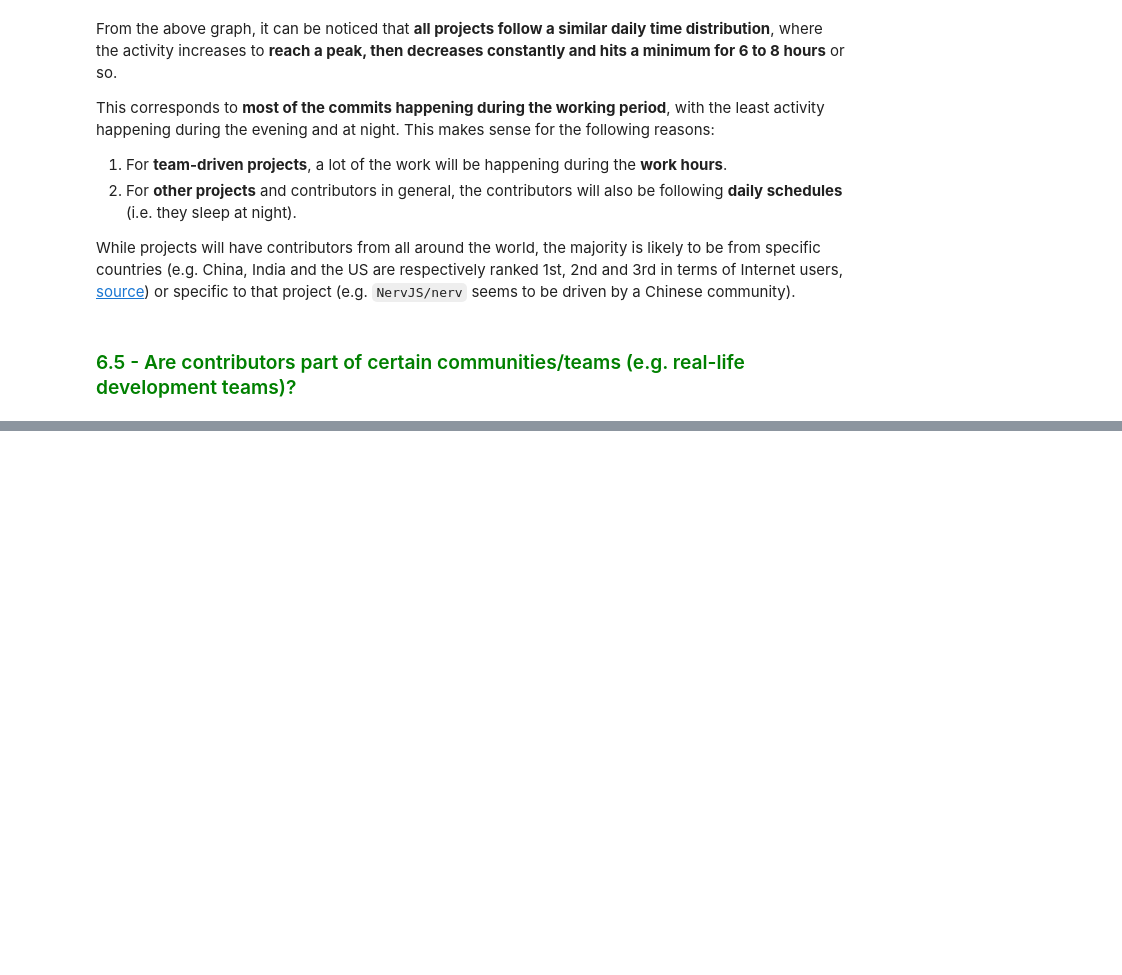
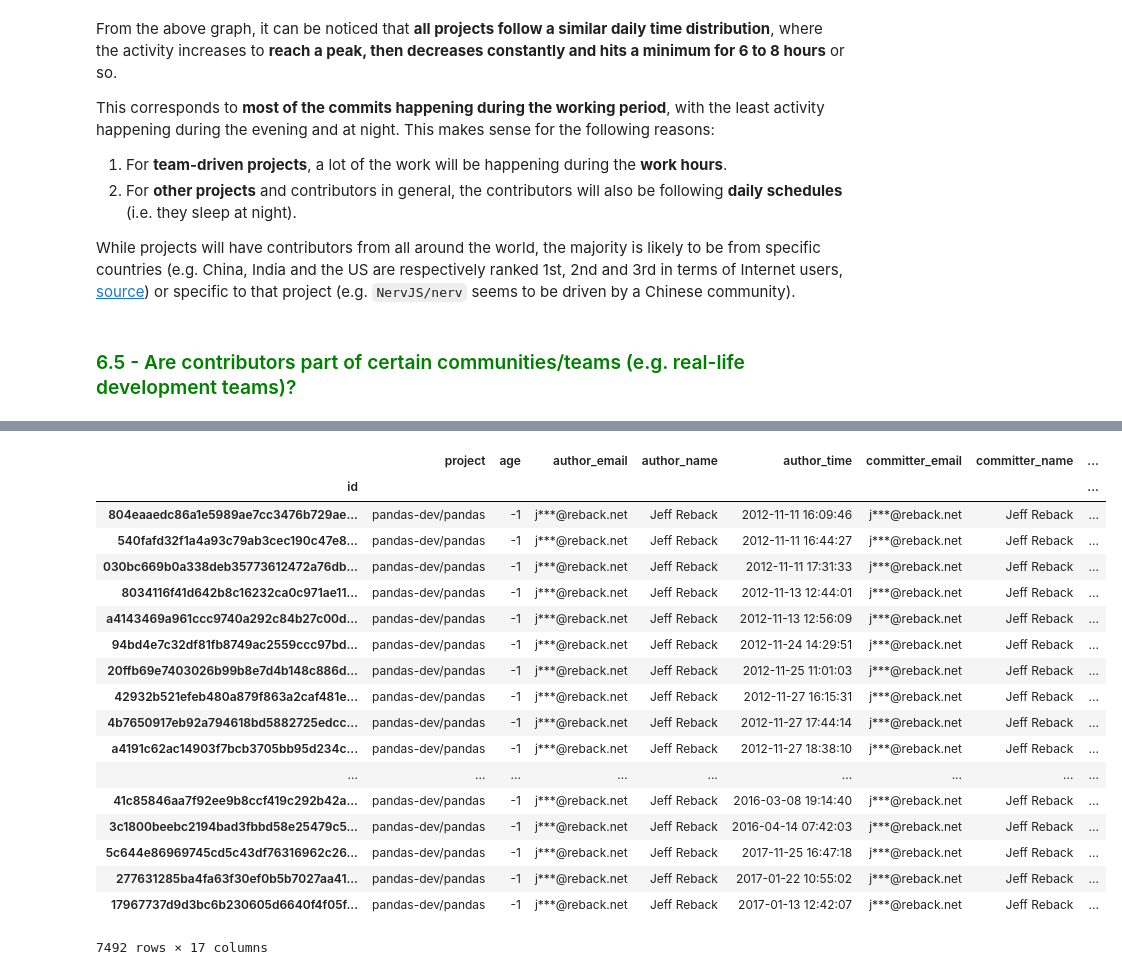
Before and after one commit to GermainZ/AppliedDataAnalysisProject, a Jupyter notebook: data_pipeline.ipynb, the cells around one changed output, grey strips where cells are left out. Cells and saved outputs as stored; diff of their text form; code cells hidden in the pictures; blank space fills up the shorter version.

```diff
--- a/data_pipeline.ipynb
+++ b/data_pipeline.ipynb
@@ -1255,0 +1295,22 @@ for i, project in enumerate(author_domain_prop.index.get_level_values('project')
+# %%
+commits_df[commits_df.committer_email.str.endswith('reback.net')]
+# %% [output]
+|  | project | age | author_email | author_name | author_time | committer_email | committer_name | ... |
+| id |  |  |  |  |  |  |  | ... |
+| 804eaaedc86a1e5989ae7cc3476b729ae... | pandas-dev/pandas | -1 | j***@reback.net | Jeff Reback | 2012-11-11 16:09:46 | j***@reback.net | Jeff Reback | ... |
+| 540fafd32f1a4a93c79ab3cec190c47e8... | pandas-dev/pandas | -1 | j***@reback.net | Jeff Reback | 2012-11-11 16:44:27 | j***@reback.net | Jeff Reback | ... |
+| 030bc669b0a338deb35773612472a76db... | pandas-dev/pandas | -1 | j***@reback.net | Jeff Reback | 2012-11-11 17:31:33 | j***@reback.net | Jeff Reback | ... |
+| 8034116f41d642b8c16232ca0c971ae11... | pandas-dev/pandas | -1 | j***@reback.net | Jeff Reback | 2012-11-13 12:44:01 | j***@reback.net | Jeff Reback | ... |
+| a4143469a961ccc9740a292c84b27c00d... | pandas-dev/pandas | -1 | j***@reback.net | Jeff Reback | 2012-11-13 12:56:09 | j***@reback.net | Jeff Reback | ... |
+| 94bd4e7c32df81fb8749ac2559ccc97bd... | pandas-dev/pandas | -1 | j***@reback.net | Jeff Reback | 2012-11-24 14:29:51 | j***@reback.net | Jeff Reback | ... |
+| 20ffb69e7403026b99b8e7d4b148c886d... | pandas-dev/pandas | -1 | j***@reback.net | Jeff Reback | 2012-11-25 11:01:03 | j***@reback.net | Jeff Reback | ... |
+| 42932b521efeb480a879f863a2caf481e... | pandas-dev/pandas | -1 | j***@reback.net | Jeff Reback | 2012-11-27 16:15:31 | j***@reback.net | Jeff Reback | ... |
+| 4b7650917eb92a794618bd5882725edcc... | pandas-dev/pandas | -1 | j***@reback.net | Jeff Reback | 2012-11-27 17:44:14 | j***@reback.net | Jeff Reback | ... |
+| a4191c62ac14903f7bcb3705bb95d234c... | pandas-dev/pandas | -1 | j***@reback.net | Jeff Reback | 2012-11-27 18:38:10 | j***@reback.net | Jeff Reback | ... |
+| ... | ... | ... | ... | ... | ... | ... | ... | ... |
+| 41c85846aa7f92ee9b8ccf419c292b42a... | pandas-dev/pandas | -1 | j***@reback.net | Jeff Reback | 2016-03-08 19:14:40 | j***@reback.net | Jeff Reback | ... |
+| 3c1800beebc2194bad3fbbd58e25479c5... | pandas-dev/pandas | -1 | j***@reback.net | Jeff Reback | 2016-04-14 07:42:03 | j***@reback.net | Jeff Reback | ... |
+| 5c644e86969745cd5c43df76316962c26... | pandas-dev/pandas | -1 | j***@reback.net | Jeff Reback | 2017-11-25 16:47:18 | j***@reback.net | Jeff Reback | ... |
+| 277631285ba4fa63f30ef0b5b7027aa41... | pandas-dev/pandas | -1 | j***@reback.net | Jeff Reback | 2017-01-22 10:55:02 | j***@reback.net | Jeff Reback | ... |
+| 17967737d9d3bc6b230605d6640f4f05f... | pandas-dev/pandas | -1 | j***@reback.net | Jeff Reback | 2017-01-13 12:42:07 | j***@reback.net | Jeff Reback | ... |
+7492 rows × 17 columns
```
Also changed, not shown: parts of 6 cells of this notebook.
